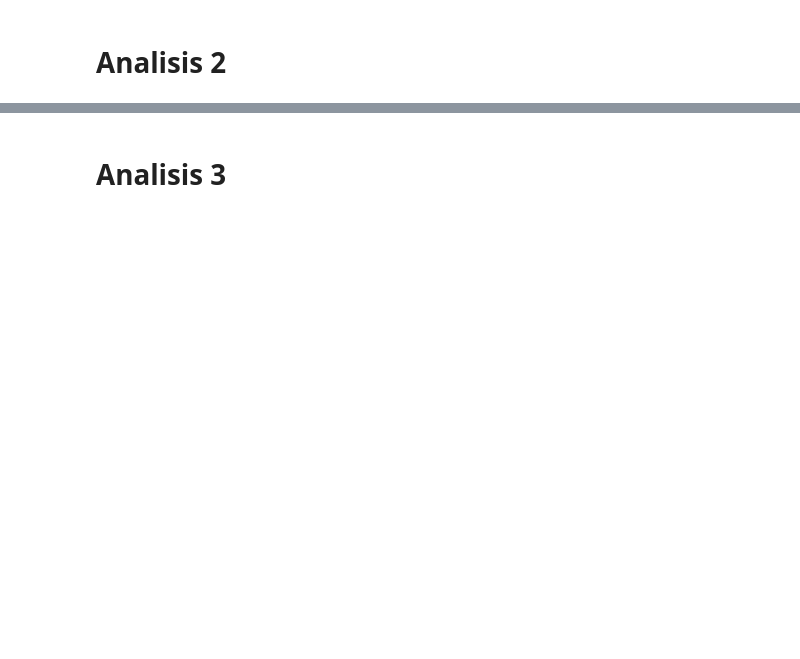
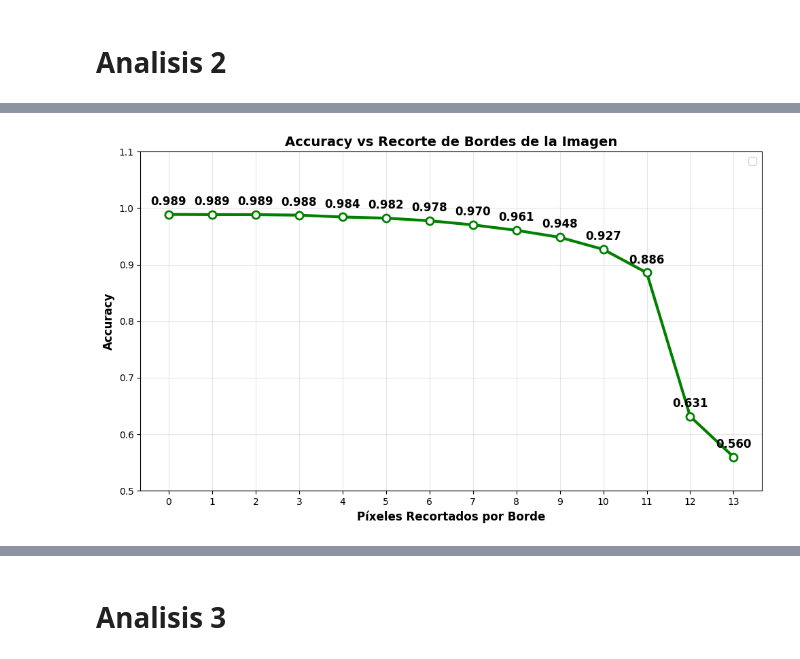
Before and after one commit to roldannahuelalejadro/Labo-Datos-master, a Jupyter notebook: Trabajo Practico 2/Tp2.ipynb, the cells around one changed output, grey strips where cells are left out. Drawn from its saved outputs; the diff is of its cells as text; code cells hidden in the pictures; blank space fills up the shorter version.

Commit message:
esta todo

```diff
--- a/Trabajo Practico 2/Tp2.ipynb
+++ b/Trabajo Practico 2/Tp2.ipynb
@@ -406,0 +542,11 @@ create_radar_chart(df_results, configs_comparar)
+# %%
+# Definir los tamaños de recorte a probar
+tamanos_recorte = [0, 1, 2, 3, 4, 5, 6, 7, 8, 9, 10, 11, 12, 13]  # Hasta imagen 2x2
+
+# Ejecutar el análisis
+df_recortes = entrenar_con_recortes(X_train, X_test, y_train, y_test, tamanos_recorte)
+
+# Mostrar resultados
+print("\n📊 RESULTADOS POR TAMAÑO DE RECORTE:")
+print("=" * 50)
+print(df_recortes[['recorte_bordes', 'tamaño_imagen', 'total_pixeles', 'accuracy']].round(4))
@@ -406,0 +571,29 @@ create_radar_chart(df_results, configs_comparar)
+# %%
+# Gráfico simplificado: Solo píxeles recortados vs accuracy
+plt.figure(figsize=(10, 6))
+
+plt.plot(df_recortes['recorte_bordes'], df_recortes['accuracy'], 'o-',
+         linewidth=3, markersize=8, color='green', markerfacecolor='white', markeredgewidth=2)
+
+plt.xlabel('Píxeles Recortados por Borde', fontsize=12, fontweight='bold')
+plt.ylabel('Accuracy', fontsize=12, fontweight='bold')
+plt.ylim(0.5, 1.1)
+
+# Configurar el eje X para mostrar todos los números
+plt.xticks(df_recortes['recorte_bordes'])  # Esto fuerza a mostrar todos los valores
+
+plt.title('Accuracy vs Recorte de Bordes de la Imagen', fontsize=14, fontweight='bold')
+plt.grid(True, alpha=0.3)
+
+# Añadir anotaciones de valores
+for i, row in df_recortes.iterrows():
+    plt.annotate(f"{row['accuracy']:.3f}",
+                (row['recorte_bordes'], row['accuracy']),
+                textcoords="offset points", xytext=(0,10),
+                ha='center', fontsize=12, fontweight='bold')
+
+plt.legend(fontsize=11)
+plt.tight_layout()
+plt.show()
+# %% [output]
+[figure, added]
```
Also changed, not shown: parts of 19 cells of this notebook.
